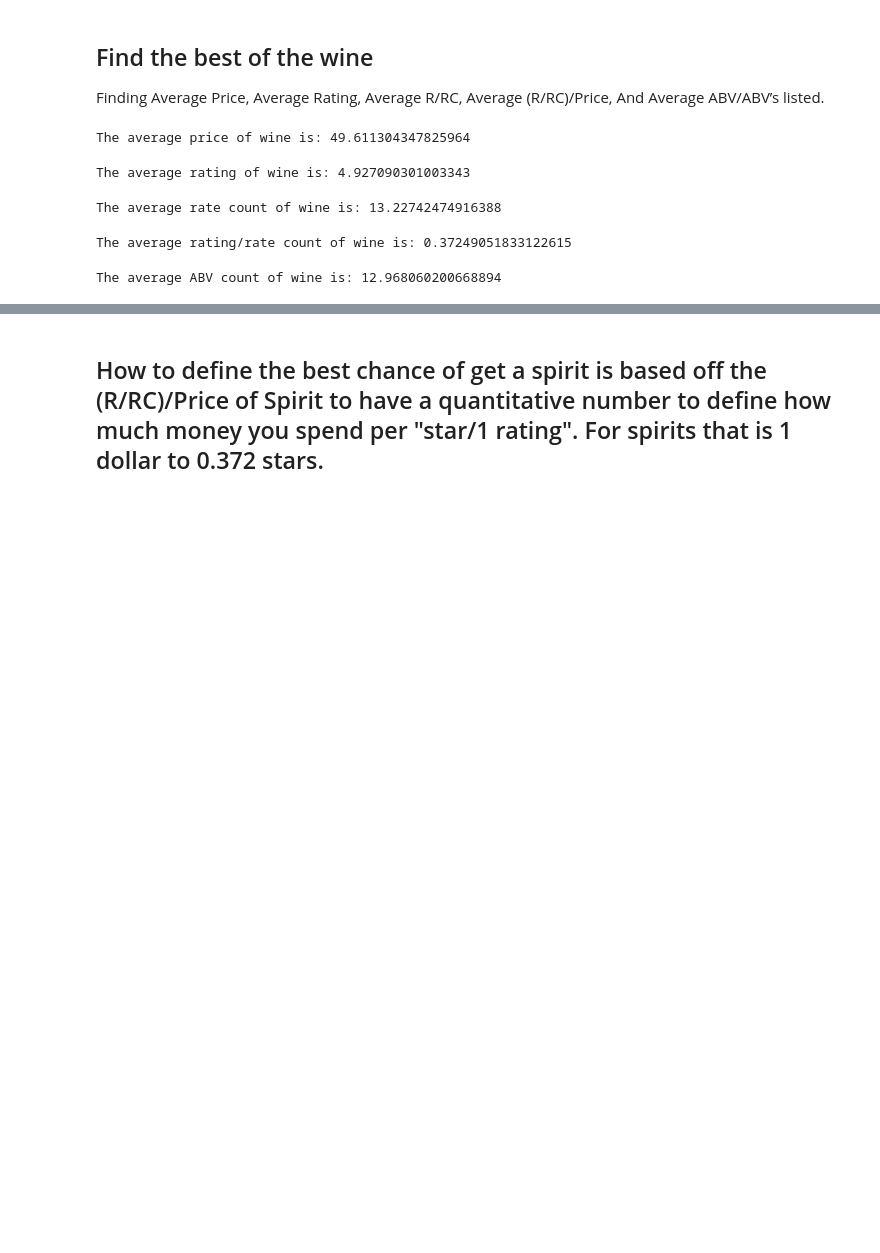
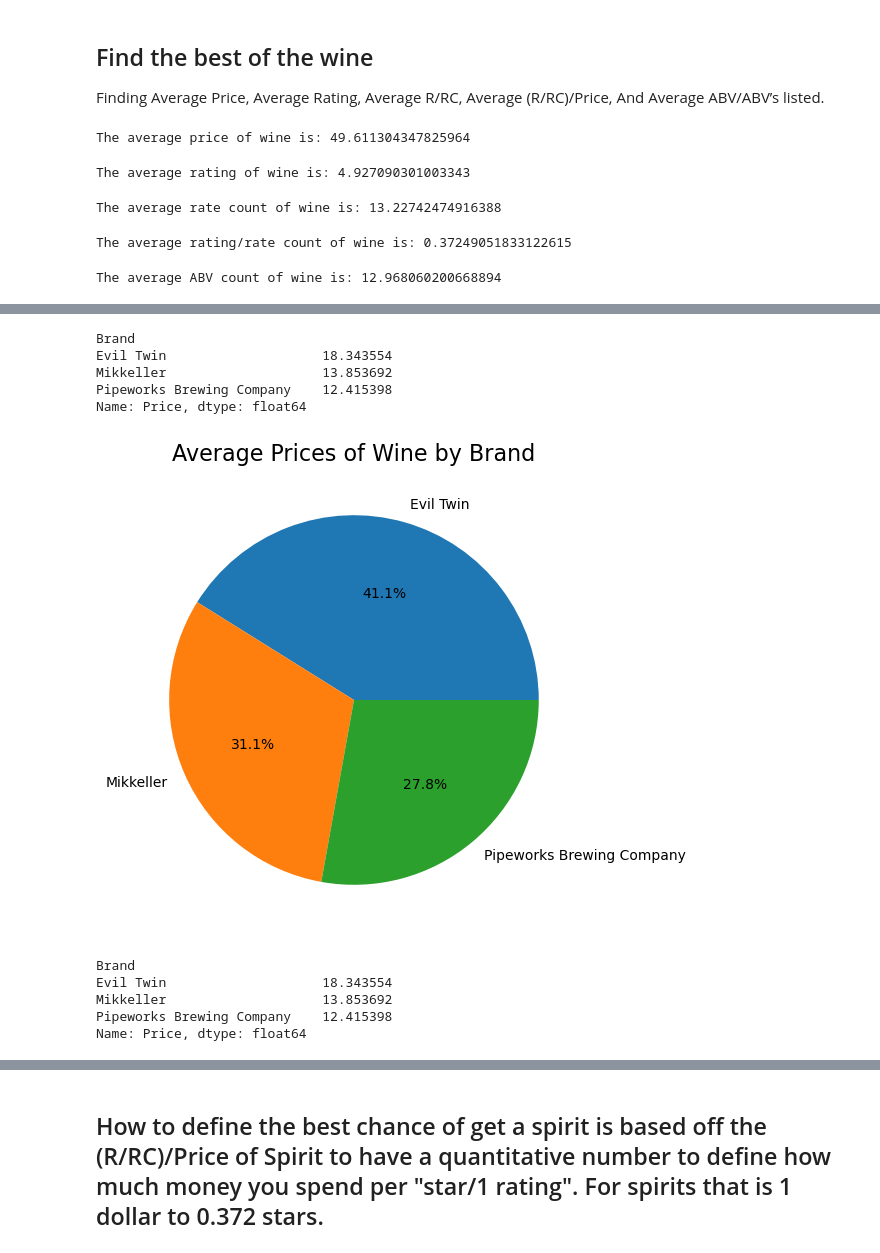
Before and after one commit to JShields07/Project-1, a Jupyter notebook: Main file.ipynb, the cells around one changed output, grey strips where cells are left out. Saved outputs shown, nothing was run; the diff lists cells and outputs as text; code cells hidden in the pictures; blank space fills up the shorter version.

```diff
--- a/Main file.ipynb
+++ b/Main file.ipynb
@@ -324,2 +325,28 @@ plt.show()
 # %%
-# Prices comparisson per brand in beer
+
+# Prices comparison per brand in beer
+average_prices_beer = Beer_data_df.groupby('Brand')['Price'].mean()
+print(average_prices_beer)
+# %% [output]
+Brand
+Evil Twin                    18.343554
+Mikkeller                    13.853692
+Pipeworks Brewing Company    12.415398
+Name: Price, dtype: float64
+# %%
+plt.figure(figsize=(8, 6))
+plt.pie(average_prices_beer, labels=average_prices_beer.index, autopct='%1.1f%%')
+plt.title('Average Prices of Wine by Brand', fontsize=16)
+plt.show()
+# %% [output]
+[figure, added]
+# %%
+# Prices comparison per brand in beer
+average_prices_beer = Beer_data_df.groupby('Brand')['Price'].mean()
+print(average_prices_beer)
+# %% [output]
+Brand
+Evil Twin                    18.343554
+Mikkeller                    13.853692
+Pipeworks Brewing Company    12.415398
+Name: Price, dtype: float64
```
Also changed, not shown: parts of 10 cells of this notebook.
